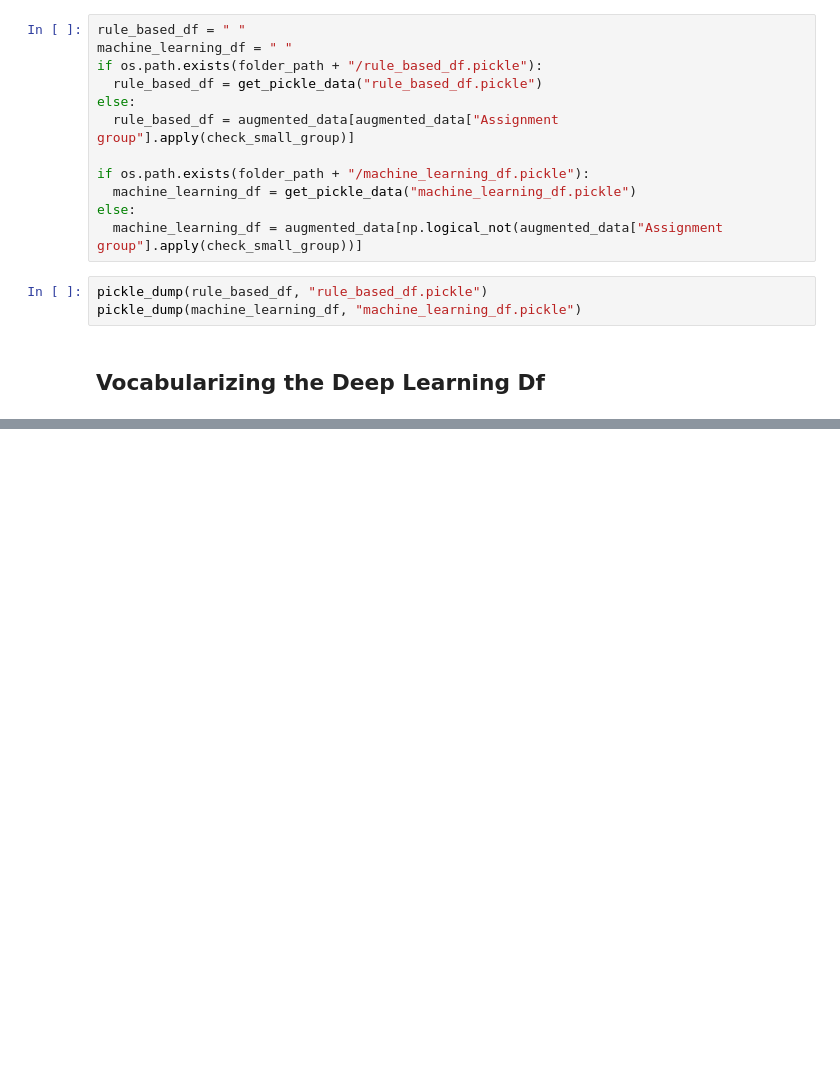
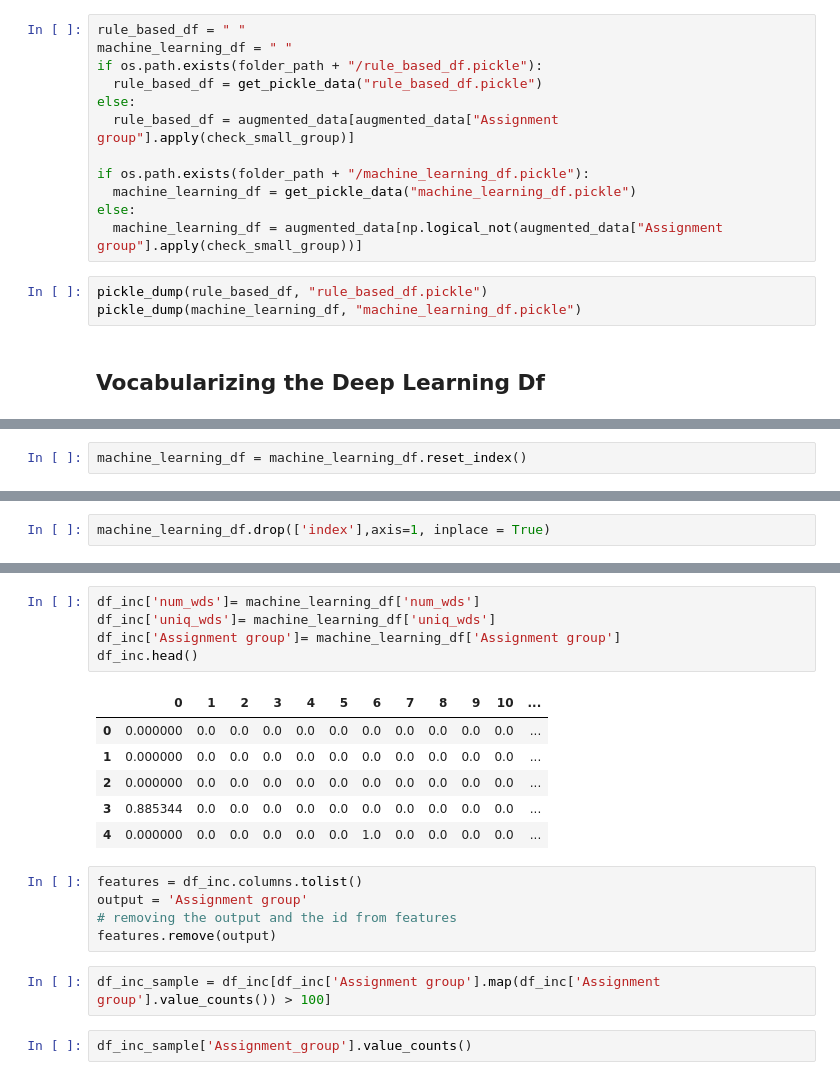
Before and after one commit to ABPande/AIML_CAPSTONE_NLP_B_GRP_4, a Jupyter notebook: Capstone Project.ipynb, the cells around one changed output, grey strips where cells are left out. Cells and saved outputs as stored; diff of their text form; blank space fills up the shorter version.

```diff
--- a/Capstone Project.ipynb
+++ b/Capstone Project.ipynb
@@ -1077,0 +1237,2 @@ array([[   0,    0,    0, ...,   89,   36, 1087],
+# %%
+machine_learning_df = machine_learning_df.reset_index()
@@ -1077,0 +1248,2 @@ array([[   0,    0,    0, ...,   89,   36, 1087],
+# %%
+machine_learning_df.drop(['index'],axis=1, inplace = True)
@@ -1077,0 +1262,21 @@ array([[   0,    0,    0, ...,   89,   36, 1087],
+# %%
+df_inc['num_wds']= machine_learning_df['num_wds']
+df_inc['uniq_wds']= machine_learning_df['uniq_wds']
+df_inc['Assignment group']= machine_learning_df['Assignment group']
+df_inc.head()
+# %% [output]
+|  | 0 | 1 | 2 | 3 | 4 | 5 | 6 | 7 | 8 | 9 | 10 | ... |
+| 0 | 0.000000 | 0.0 | 0.0 | 0.0 | 0.0 | 0.0 | 0.0 | 0.0 | 0.0 | 0.0 | 0.0 | ... |
+| 1 | 0.000000 | 0.0 | 0.0 | 0.0 | 0.0 | 0.0 | 0.0 | 0.0 | 0.0 | 0.0 | 0.0 | ... |
+| 2 | 0.000000 | 0.0 | 0.0 | 0.0 | 0.0 | 0.0 | 0.0 | 0.0 | 0.0 | 0.0 | 0.0 | ... |
+| 3 | 0.885344 | 0.0 | 0.0 | 0.0 | 0.0 | 0.0 | 0.0 | 0.0 | 0.0 | 0.0 | 0.0 | ... |
+| 4 | 0.000000 | 0.0 | 0.0 | 0.0 | 0.0 | 0.0 | 1.0 | 0.0 | 0.0 | 0.0 | 0.0 | ... |
+# %%
+features = df_inc.columns.tolist()
+output = 'Assignment group'
+# removing the output and the id from features
+features.remove(output)
+# %%
+df_inc_sample = df_inc[df_inc['Assignment group'].map(df_inc['Assignment group'].value_counts()) > 100]
+# %%
+df_inc_sample['Assignment_group'].value_counts()
```
Also changed, not shown: parts of 35 cells of this notebook.
